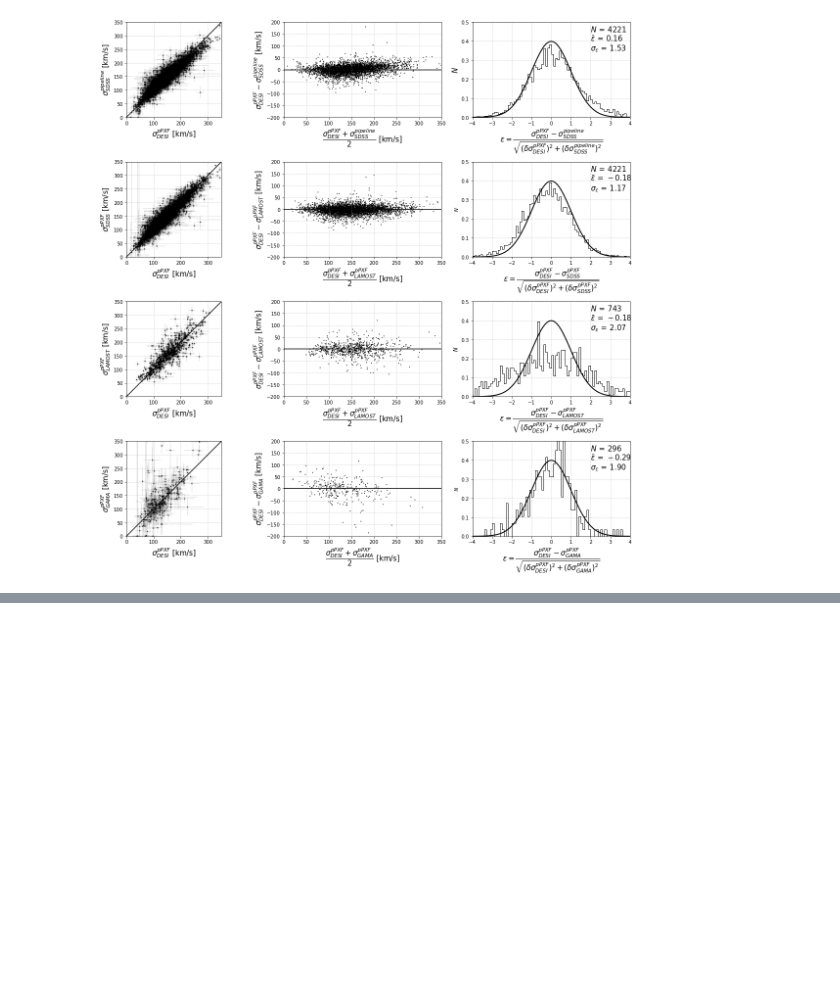
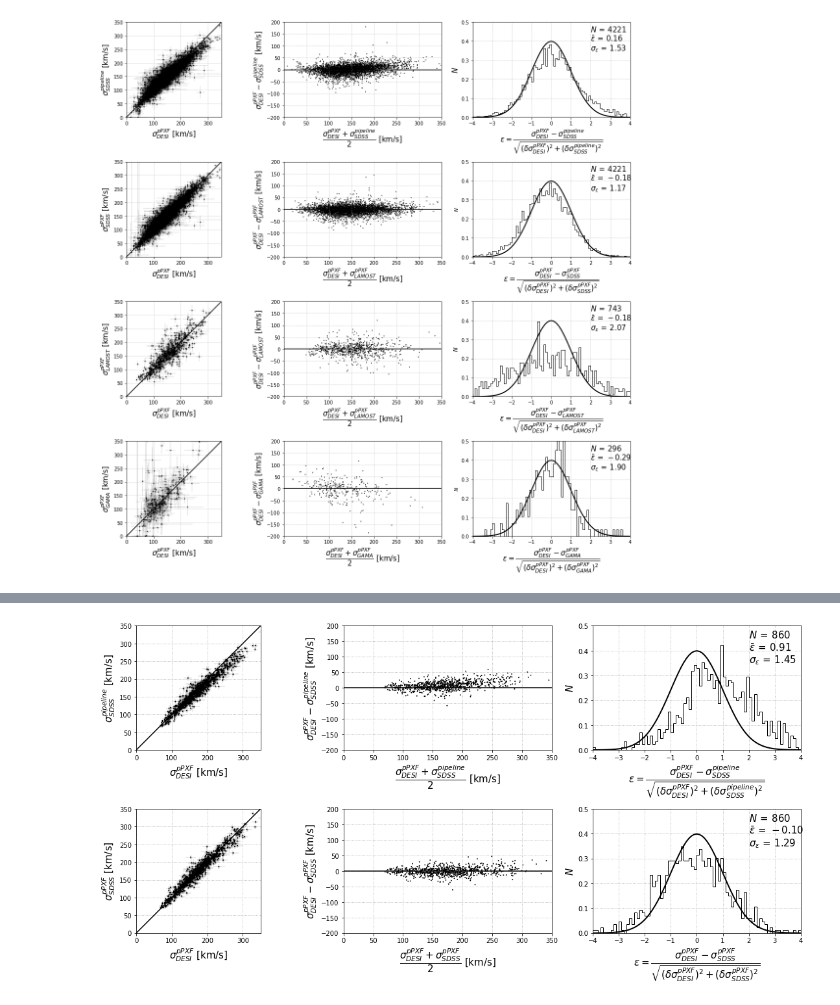
Before and after one commit to KSaid-1/DESI_fuji_FP, a Jupyter notebook: external_consistency.ipynb, the cells around one changed output, grey strips where cells are left out. Cells and saved outputs as stored; diff of their text form; code cells hidden in the pictures; blank space fills up the shorter version.

```diff
--- a/external_consistency.ipynb
+++ b/external_consistency.ipynb
@@ -478,3 +478,6 @@ plt.savefig('external_consistency.pdf')
 plt.show()
 # %% [output]
 [figure]
+# %%
+fuji_sdss = pd.read_csv('fuji_pv_vs_sdss.csv')
+fuji_sdss
@@ -480,0 +498,3 @@ plt.show()
+# %%
+fuji_sdss_golds = pd.merge(fuji_sdss,fdata,left_on='targetid_1',right_on='targetid')
+fuji_sdss_golds
@@ -480,0 +535,84 @@ plt.show()
+# %%
+ppxf_sigma_gs = fuji_sdss_golds.ppxf_sigma_y
+ppxf_sigma_error_gs = fuji_sdss_golds.ppxf_sigma_error_y
+sigmaStars_gs = fuji_sdss_golds.sigmaStars
+sigmaStarsErr_gs = fuji_sdss_golds.sigmaStarsErr
+veldisp_gs = fuji_sdss_golds.veldisp
+veldispErr_gs = fuji_sdss_golds.veldispErr
+sigma_sdss_m_gs = (fuji_sdss_golds.sigmaStars+fuji_sdss_golds.veldisp)/2
+sigma_sdss_e_m_gs = np.sqrt(fuji_sdss_golds.sigmaStarsErr**2. + fuji_sdss_golds.veldispErr**2.)
+pull_pipe_1_gs = (ppxf_sigma_gs - veldisp_gs)/(np.sqrt((ppxf_sigma_error_gs*ppxf_sigma_error_gs)+(veldispErr_gs*veldispErr_gs)))
+pull_pipe_2_gs = (ppxf_sigma_gs - sigmaStars_gs)/(np.sqrt((ppxf_sigma_error_gs*ppxf_sigma_error_gs)+(sigmaStarsErr_gs*sigmaStarsErr_gs)))
+#pull_pipe_m_gs = (ppxf_sigma_gs - sigma_sdss_m_gs)/(np.sqrt((ppxf_sigma_error_gs*ppxf_sigma_error_gs)+(sigma_sdss_e_m_gs*sigma_sdss_e_m_gs))
+# %%
+f_1, ((ax1, ax2, ax3),(ax4, ax5, ax6)) = plt.subplots(nrows=2,ncols=3, figsize=(16, 8),sharex=False, sharey=False)
+ax1.set_ylim(0.0,350.0)
+ax1.set_xlim(0.0,350.0)
+xxx=[0,350];yyy=[0,350]
+ax1.errorbar(ppxf_sigma_gs,veldisp_gs,xerr=ppxf_sigma_error_gs,yerr=veldispErr_gs,fmt=".k",alpha=0.1)
+ax1.scatter(ppxf_sigma_gs,veldisp_gs,color='black',edgecolor='none',s=3.5)
+ax1.plot(xxx,yyy,color="black")
+ax1.set_aspect(1)
+ax1.set_xlabel(r'$\sigma_{DESI}^{pPXF}$ [km/s]',size=15)
+ax1.set_ylabel(r'$\sigma_{SDSS}^{pipeline}$ [km/s]',size=15)
+ax1.grid(b=True, which='both', color='0.65',linestyle=':')
+
+ax4.set_ylim(0.0,350.0)
+ax4.set_xlim(0.0,350.0)
+xxx=[0,350];yyy=[0,350]
+ax4.errorbar(ppxf_sigma_gs,sigmaStars_gs,xerr=ppxf_sigma_error_gs,yerr=sigmaStarsErr_gs,fmt=".k",alpha=0.1)
+ax4.scatter(ppxf_sigma_gs,sigmaStars_gs,color='black',edgecolor='none',s=3.5)
+ax4.plot(xxx,yyy,color="black")
+ax4.set_aspect(1)
+ax4.set_xlabel(r'$\sigma_{DESI}^{pPXF}$ [km/s]',size=15)
+ax4.set_ylabel(r'$\sigma_{SDSS}^{pPXF}$ [km/s]',size=15)
+ax4.grid(b=True, which='both', color='0.65',linestyle=':')
+
+ax2.set_ylim(-200,200)
+ax2.set_xlim(0.0,350.0)
+ax2.scatter(((ppxf_sigma_gs+veldisp_gs)/2.),ppxf_sigma_gs-veldisp_gs,color='black',edgecolor='none',s=3.5)
+ax2.axhline(y=0.0,color="black")
+ax2.grid(b=True, which='both', color='0.65',linestyle=':')
+ax2.set_xlabel(r'$\dfrac{\sigma_{DESI}^{pPXF} + \sigma_{SDSS}^{pipeline}}{2}$ [km/s]',size=15)
+ax2.set_ylabel(r'$\sigma_{DESI}^{pPXF} - \sigma_{SDSS}^{pipeline}$ [km/s]',size=15)
+
+ax5.set_ylim(-200,200)
+ax5.set_xlim(0.0,350.0)
+ax5.scatter(((ppxf_sigma_gs+sigmaStars_gs)/2.),ppxf_sigma_gs-sigmaStars_gs,color='black',edgecolor='none',s=3.5)
+ax5.axhline(y=0.0,color="black")
+ax5.grid(b=True, which='both', color='0.65',linestyle=':')
+ax5.set_xlabel(r'$\dfrac{\sigma_{DESI}^{pPXF} + \sigma_{SDSS}^{pPXF}}{2}$ [km/s]',size=15)
+ax5.set_ylabel(r'$\sigma_{DESI}^{pPXF} - \sigma_{SDSS}^{pPXF}$ [km/s]',size=15)
+
+ax3.set_ylim(0.0,0.5)
+ax3.set_xlim(-4.0,4.0)
+events_prop, edges_prop, patches_prop = ax3.hist(pull_pipe_1_gs,bins=np.arange(-5.0,5.0,0.1),density=1,histtype='step',color='black',label='sigmastar_lamost vs. veldisp_sdss')#,label='Normalized uncorrected $P(r)$')#
+y = norm.pdf(edges_prop, 0.0, 1.0)
+l = ax3.plot(edges_prop, y, 'k', linewidth=2,label='Gaussian with mean 0 and $\sigma$ 1')#,label='Gaussian fit to the uncorrected $P(r)$')
+#plt.hist(pull_pipe,bins=arange(-5.0,5.0,0.1),color='black')
+ax3.grid(b=True, which='both', color='0.65',linestyle=':')
+ax3.set_xlabel(r'$\epsilon = \dfrac{\sigma_{DESI}^{pPXF} - \sigma_{SDSS}^{pipeline}}{\sqrt{(\delta \sigma_{DESI}^{pPXF})^2 + (\delta \sigma_{SDSS}^{pipeline})^2}}$',size=15)
+ax3.set_ylabel(r'$N$',size=15)
+ax3.text(2.0,0.45,r'$N\/=\/'+'{0:.0f}'.format(len(pull_pipe_1_gs))+'$',size=15)
+ax3.text(2.0,0.4,r'$\bar{\epsilon}\/=\/'+'{0:.2f}'.format(np.mean(pull_pipe_1_gs))+'$',size=15)#, fontname = 'Times New Roman',size=20)
+ax3.text(2.0,0.35,r'$\sigma_{\epsilon}\/=\/'+'{0:.2f}'.format(np.std(pull_pipe_1_gs))+'$',size=15)#, fontname = 'Times New Roman',size=20)
+
+ax6.set_ylim(0.0,0.5)
+ax6.set_xlim(-4.0,4.0)
+events_prop, edges_prop, patches_prop = ax6.hist(pull_pipe_2_gs,bins=np.arange(-5.0,5.0,0.1),density=1,histtype='step',color='black',label='sigmastar_lamost vs. veldisp_sdss')#,label='Normalized uncorrected $P(r)$')#
+y = norm.pdf(edges_prop, 0.0, 1.0)
+l = ax6.plot(edges_prop, y, 'k', linewidth=2,label='Gaussian with mean 0 and $\sigma$ 1')#,label='Gaussian fit to the uncorrected $P(r)$')
+#plt.hist(pull_pipe,bins=arange(-5.0,5.0,0.1),color='black')
+ax6.grid(b=True, which='both', color='0.65',linestyle=':')
+ax6.set_xlabel(r'$\epsilon = \dfrac{\sigma_{DESI}^{pPXF} - \sigma_{SDSS}^{pPXF}}{\sqrt{(\delta \sigma_{DESI}^{pPXF})^2 + (\delta \sigma_{SDSS}^{pPXF})^2}}$',size=15)
+ax6.set_ylabel(r'$N$',size=15)
+ax6.text(2.0,0.45,r'$N\/=\/'+'{0:.0f}'.format(len(pull_pipe_2_gs))+'$',size=15)
+ax6.text(2.0,0.4,r'$\bar{\epsilon}\/=\/'+'{0:.2f}'.format(np.mean(pull_pipe_2_gs))+'$',size=15)#, fontname = 'Times New Roman',size=20)
+ax6.text(2.0,0.35,r'$\sigma_{\epsilon}\/=\/'+'{0:.2f}'.format(np.std(pull_pipe_2_gs))+'$',size=15)#, fontname = 'Times New Roman',size=20)
+
+plt.tight_layout()
+plt.savefig('external_consistency_v2_gs.png')
+plt.savefig('external_consistency_v2_gs.pdf')
+plt.show()
+# %% [output]
+[figure, added]
```
Also changed, not shown: parts of 3 cells of this notebook, 1 other file.
